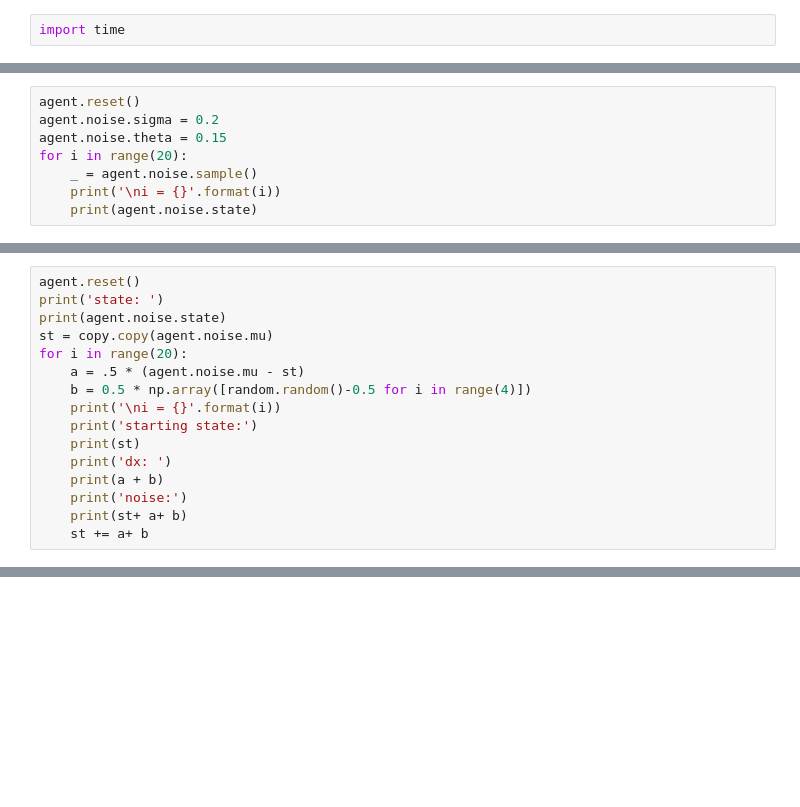
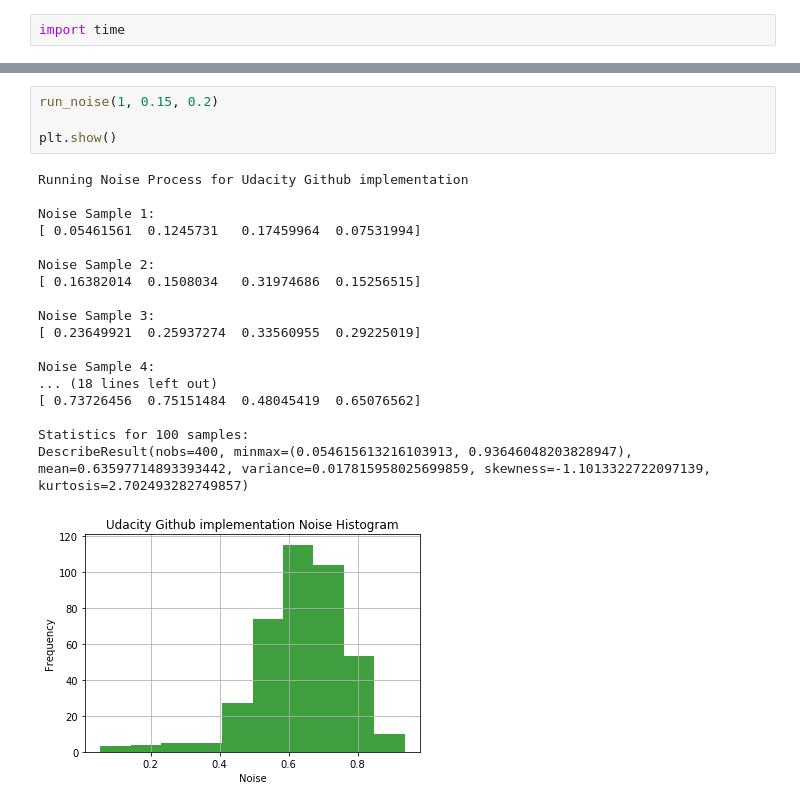
Before and after one commit to udaygoel/Deep-Reinforcement-Learning, a Jupyter notebook: Continuous Control - Actor Critic Methods/Continuous_Control.ipynb, the cells around one changed output, grey strips where cells are left out. Drawn from its saved outputs; the diff is of its cells as text; blank space fills up the shorter version.

Commit message:
Adding final results

```diff
--- a/Continuous Control - Actor Critic Methods/Continuous_Control.ipynb
+++ b/Continuous Control - Actor Critic Methods/Continuous_Control.ipynb
@@ -596,8 +214,0 @@ array([ 0.51022385,  0.99868357,  0.6744797 ,  0.1818435 ])
-# %%
-agent.reset()
-agent.noise.sigma = 0.2
-agent.noise.theta = 0.15
-for i in range(20):
-    _ = agent.noise.sample()
-    print('\ni = {}'.format(i))
-    print(agent.noise.state)
@@ -636,16 +214,0 @@ agent.noise.mu = 0. * np.ones(action_size)
-# %%
-agent.reset()
-print('state: ')
-print(agent.noise.state)
-st = copy.copy(agent.noise.mu)
-for i in range(20):
-    a = .5 * (agent.noise.mu - st)
-    b = 0.5 * np.array([random.random()-0.5 for i in range(4)])
-    print('\ni = {}'.format(i))
-    print('starting state:')
-    print(st)
-    print('dx: ')
-    print(a + b)
-    print('noise:')
-    print(st+ a+ b)
-    st += a+ b
@@ -677,0 +349,23 @@ array([ 0.,  0.,  0.,  0.])
+# %%
+run_noise(1, 0.15, 0.2)
+
+plt.show()
+# %% [output]
+Running Noise Process for Udacity Github implementation
+
+Noise Sample 1:
+[ 0.05461561  0.1245731   0.17459964  0.07531994]
+
+Noise Sample 2:
+[ 0.16382014  0.1508034   0.31974686  0.15256515]
+
+Noise Sample 3:
+[ 0.23649921  0.25937274  0.33560955  0.29225019]
+
+Noise Sample 4:
+... (18 lines left out)
+[ 0.73726456  0.75151484  0.48045419  0.65076562]
+
+Statistics for 100 samples:
+DescribeResult(nobs=400, minmax=(0.054615613216103913, 0.93646048203828947), mean=0.63597714893393442, variance=0.017815958025699859, skewness=-1.1013322722097139, kurtosis=2.702493282749857)
+[figure, added]
```
Also changed, not shown: parts of 55 cells of this notebook, 6 other files.
